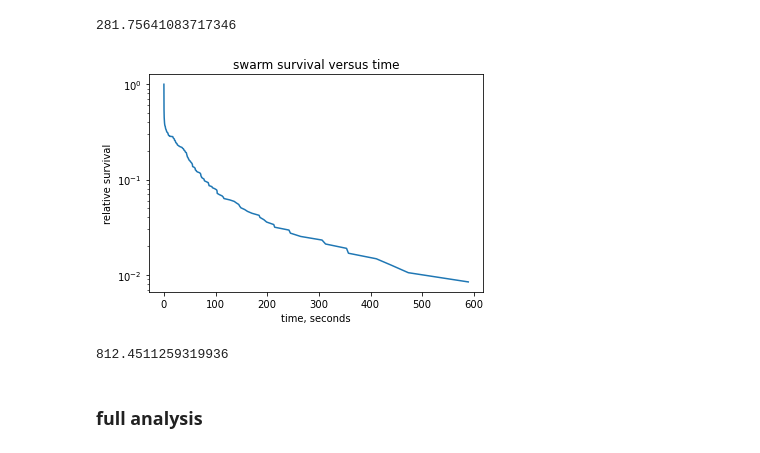
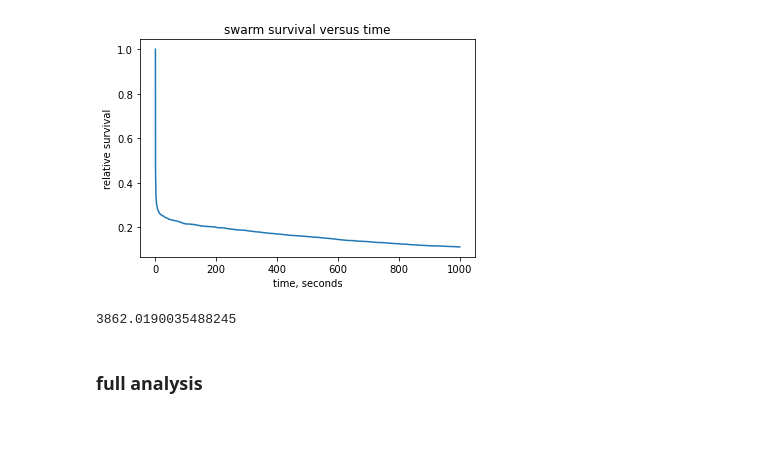
Before and after one commit to BillyTheKidPhysicist/storageRing, a Jupyter notebook: storageRingModel/analysis/fluxMultiplicationAnalysis.ipynb, the cells around one changed output. Cells and saved outputs as stored; diff of their text form; code cells hidden in the pictures.

```diff
--- a/storageRingModel/analysis/fluxMultiplicationAnalysis.ipynb
+++ b/storageRingModel/analysis/fluxMultiplicationAnalysis.ipynb
@@ -33,20 +38,10 @@ Current thread 0x0000000105418580 (most recent call first):
   File "/opt/homebrew/Caskroom/miniforge/base/lib/python3.9/runpy.py", line 197 in _run_module_as_main
 # %%
 t=time.time()
-for T in [100,1000]:
-    model.T=T
-    model.use_energy_correction=True
-    model.swarm_injector_initial=model.generate_swarm(1024)
-    print(model.mode_match(parallel=True))
-#(0.7012613906207457, 75.93182684131261)
+model.T=1000.0
+model.use_energy_correction=True
+model.swarm_injector_initial=model.generate_swarm(3000)
+swarm_traced=model.inject_swarm(parallel=True)
-# %%
-t=time.time()
-model.T=10.0
-model.use_energy_correction=True
-model.swarm_injector_initial=model.generate_swarm(1024)
-swarm_traced=model.inject_swarm(parallel=True)
-# %% [output]
-281.75641083717346
 # %%
 T_min=np.inf
 swarm_valid=Swarm()
@@ -58,18 +53,18 @@ nums_revs=np.array([particle.revolutions for particle in swarm_valid])
 # %%
 #survival versus time
 times_unique=np.unique(times)
 nums_surviving_ring=np.array([np.sum(times>time) for time in times_unique])
 frac_surviving_ring=nums_surviving_ring/np.max(nums_surviving_ring)
 plt.title("swarm survival versus time")
-plt.semilogy(times_unique[:-1],frac_surviving_ring[:-1])
+plt.plot(times_unique[:-1],frac_surviving_ring[:-1])
 plt.xlabel("time, seconds")
 plt.ylabel("relative survival")
 # plt.savefig("survival_raw",dpi=200)
 plt.show()
 sum([part.revolutions for part in swarm_valid])/len(swarm_valid)
 # %% [output]
-[figure, old version]
+[figure, new version]
-812.4511259319936
+3862.0190035488245
 # %%
 from math import exp,log
 
```
Also changed, not shown: parts of 3 cells of this notebook, 14 other files.
